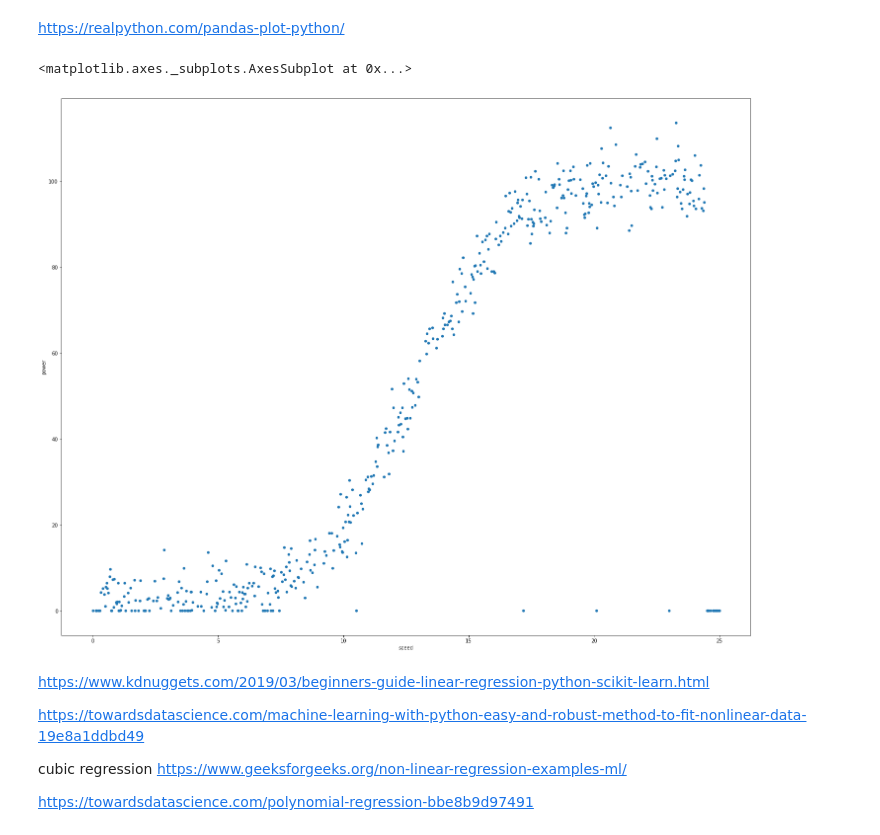
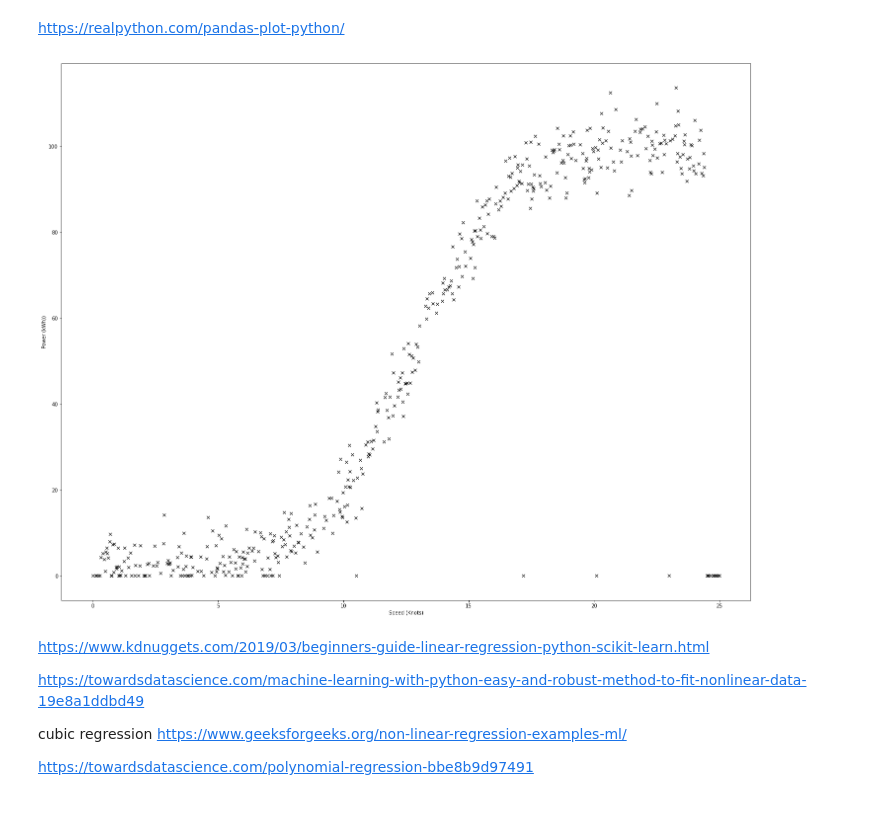
Before and after one commit to EibhinnLee/Project-2020---Fundamentals-of-Data-Analysis, a Jupyter notebook: Project 2020 - Fundamentals of Data Analysis.ipynb, the cells around one changed output. Cells and saved outputs as stored; diff of their text form; code cells hidden in the pictures.

Commit message:
taking shape

```diff
--- a/Project 2020 - Fundamentals of Data Analysis.ipynb
+++ b/Project 2020 - Fundamentals of Data Analysis.ipynb
@@ -47,10 +72,25 @@ df
 # %% [markdown]
 https://realpython.com/pandas-plot-python/
-# %%
-df.plot(x = "speed", y = "power", kind = "scatter")
-# %% [output]
-<matplotlib.axes._subplots.AxesSubplot at 0x...>
-[figure, removed]
+# %%
+# Initial look at the dataset in the form of a graph
+# You can see the shape of the graph is more 'S' shaped than straight
+# And that at a max speed of 25 knots the power remains at zero.
+
+
+# Calling each variable x & y
+x = df['speed']
+y = df['power']
+
+# Plotting x & y, with each point marked with an x.
+plt.plot(x, y, 'kx')
+
+# labelling the x-axis & y- axis
+plt.xlabel('Speed (Knots)')
+plt.ylabel('Power (kWh))')
+
+plt.show()
+# %% [output]
+[figure, added]
 # %% [markdown]
 https://www.kdnuggets.com/2019/03/beginners-guide-linear-regression-python-scikit-learn.html
 
```
Also changed, not shown: parts of 24 cells of this notebook.
